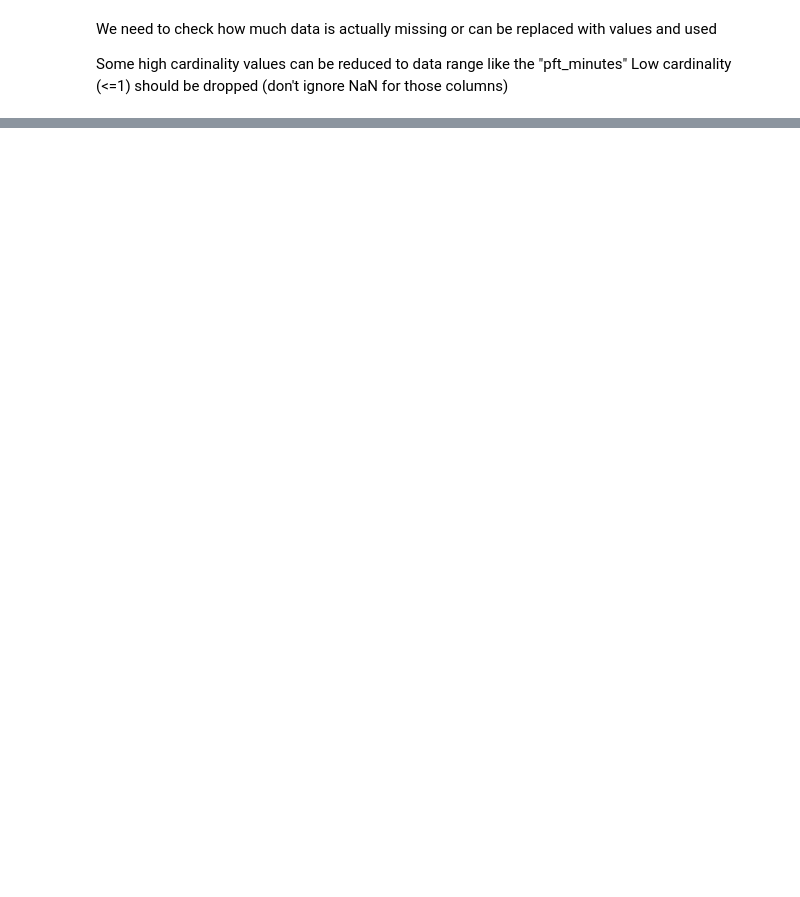
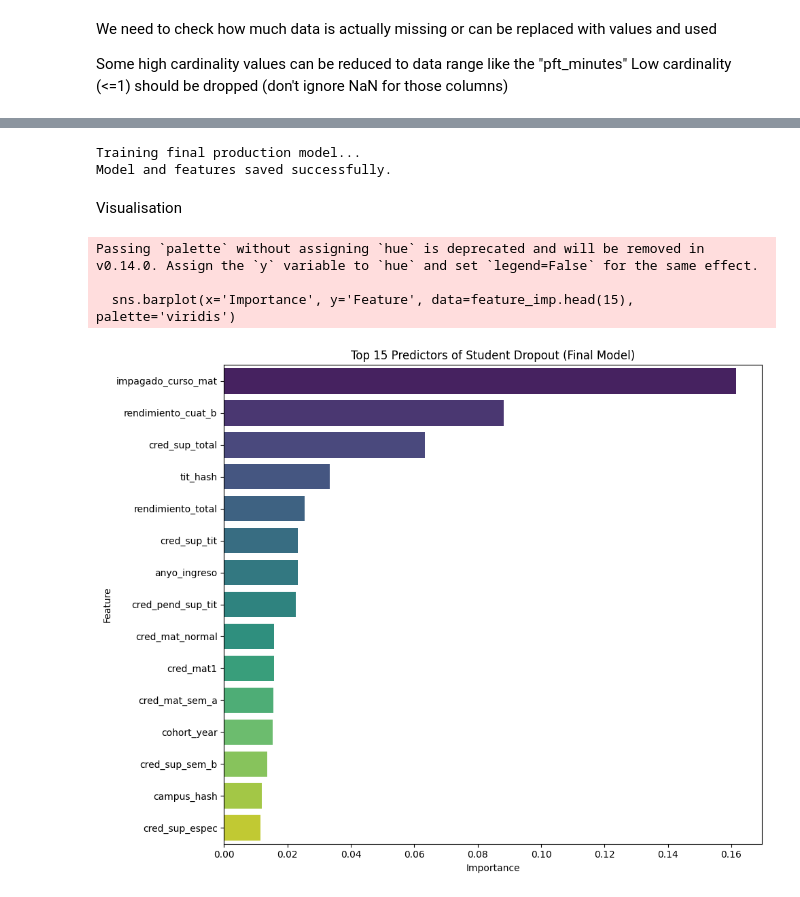
Before and after one commit to Minimaruva/Student-Early-Warning-System-for-Academic-Attrition, a Jupyter notebook: notebooks/understanding_data.ipynb, the cells around one changed output, grey strips where cells are left out. Saved outputs shown, nothing was run; the diff lists cells and outputs as text; code cells hidden in the pictures; blank space fills up the shorter version.

Commit message:
final model done

```diff
--- a/notebooks/understanding_data.ipynb
+++ b/notebooks/understanding_data.ipynb
@@ -264,0 +236,9 @@ df_cleaned.head()
+# %%
+param_dist = {
+    'n_estimators': [50, 150, 250, 350],
+    'learning_rate': [0.05, 0.1, 0.2],
+    'max_depth': [4, 6, 8, 10],
+    'subsample': [0.8, 1.0],
+    'colsample_bytree': [0.8, 1.0],
+    'min_child_weight': [1, 3, 5]
+}
@@ -264,0 +311,46 @@ df_cleaned.head()
+# %%
+
+best_params = random_search.best_params_
+
+best_params.update({
+    'objective': 'binary:logistic',
+    'tree_method': 'hist',
+    'enable_categorical': True,
+    'scale_pos_weight': ratio,
+    'n_jobs': -1,
+    'random_state': 42
+})
+
+final_model = xgb.XGBClassifier(**best_params)
+
+# Train on FULL Dataset
+print("Training final production model...")
+final_model.fit(X, y)
+
+# Save Model & Feature List
+final_model.save_model("dropout_model_final.json")
+joblib.dump(X.columns.tolist(), "model_features.pkl")
+print("Model and features saved successfully.")
+# %% [output]
+Training final production model...
+Model and features saved successfully.
+# %% [markdown]
+Visualisation
+# %%
+# Plot Feature Importance
+feature_imp = pd.DataFrame({
+    'Feature': X.columns,
+    'Importance': final_model.feature_importances_
+}).sort_values(by='Importance', ascending=False)
+
+plt.figure(figsize=(10, 8))
+sns.barplot(x='Importance', y='Feature', data=feature_imp.head(15), palette='viridis')
+plt.title('Top 15 Predictors of Student Dropout (Final Model)')
+plt.tight_layout()
+plt.savefig('feature_importance.png')
+plt.show()
+# %% [output]
+Passing `palette` without assigning `hue` is deprecated and will be removed in v0.14.0. Assign the `y` variable to `hue` and set `legend=False` for the same effect.
+
+  sns.barplot(x='Importance', y='Feature', data=feature_imp.head(15), palette='viridis')
+[figure, added]
```
Also changed, not shown: parts of 21 cells of this notebook, 4 other files.
